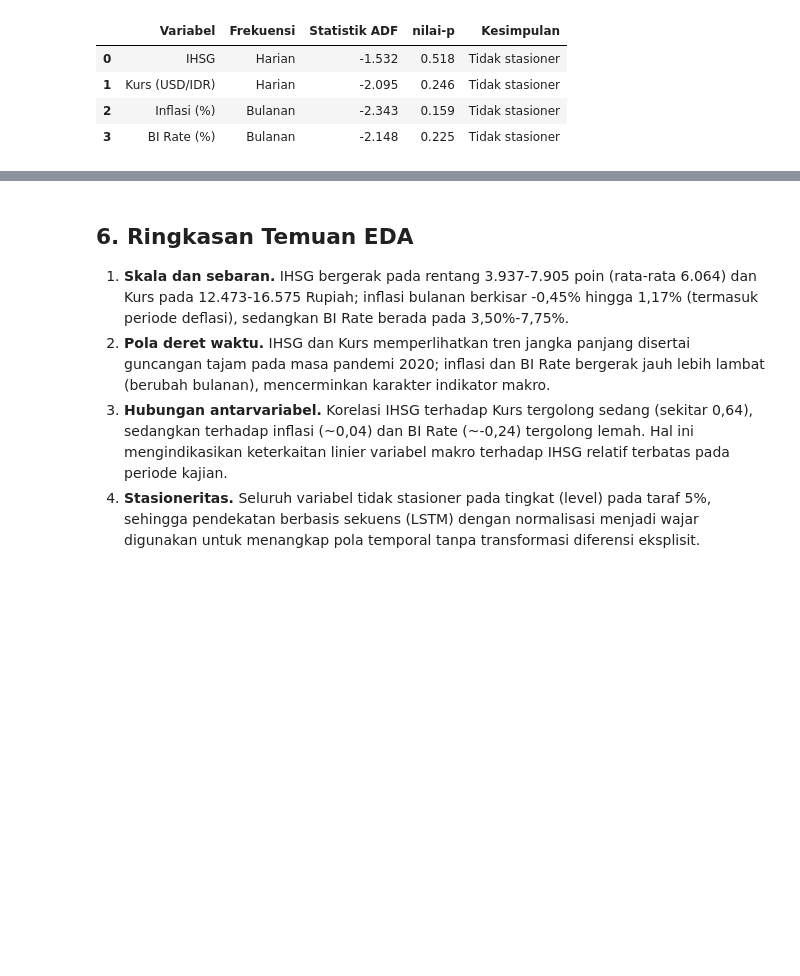
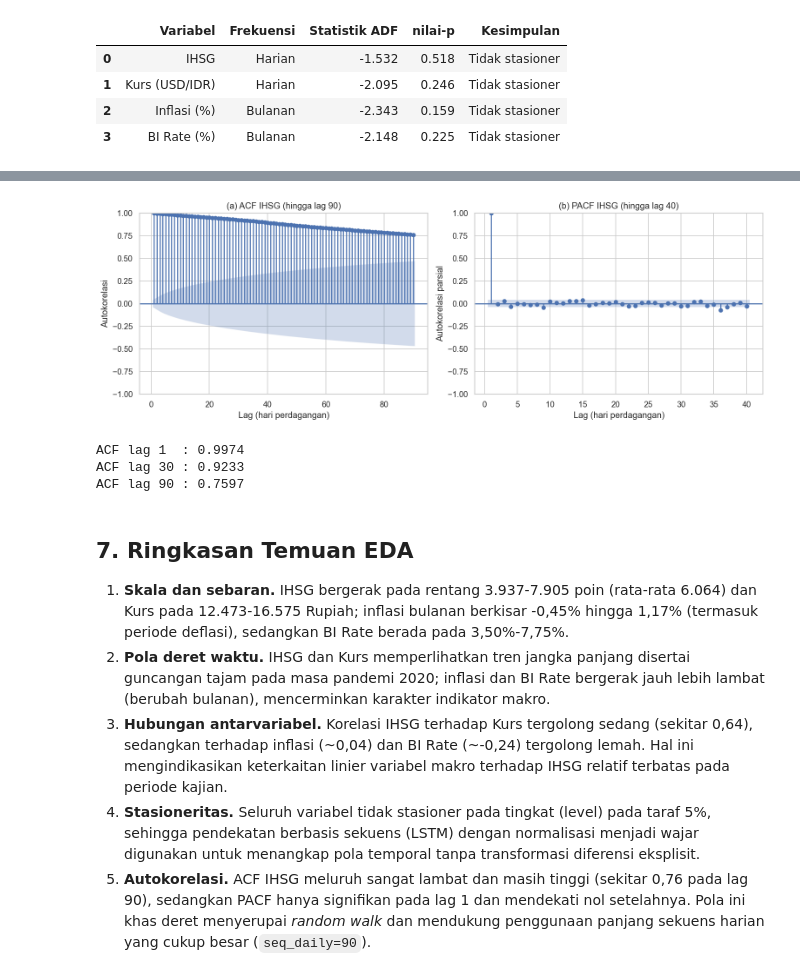
Before and after one commit to Fmdika/project_skripsi, a Jupyter notebook: notebook/eda_multivariate.ipynb, the cells around one changed output, grey strips where cells are left out. Saved outputs shown, nothing was run; the diff lists cells and outputs as text; code cells hidden in the pictures; blank space fills up the shorter version.

```diff
--- a/notebook/eda_multivariate.ipynb
+++ b/notebook/eda_multivariate.ipynb
@@ -181,5 +188,35 @@ adf
+# %%
+# Autokorelasi IHSG: ACF hingga lag 90 (sepanjang seq_daily final) dan PACF hingga lag 40
+from statsmodels.graphics.tsaplots import plot_acf, plot_pacf
+from statsmodels.tsa.stattools import acf as _acf
+
+s_ihsg = daily["ihsg"].astype(float)
+
+fig, axes = plt.subplots(1, 2, figsize=(13, 4.5))
+plot_acf(s_ihsg, lags=90, ax=axes[0], zero=False)
+axes[0].set_title("(a) ACF IHSG (hingga lag 90)")
+axes[0].set_xlabel("Lag (hari perdagangan)")
+axes[0].set_ylabel("Autokorelasi")
+plot_pacf(s_ihsg, lags=40, ax=axes[1], method="ywm", zero=False)
+axes[1].set_title("(b) PACF IHSG (hingga lag 40)")
+axes[1].set_xlabel("Lag (hari perdagangan)")
+axes[1].set_ylabel("Autokorelasi parsial")
+fig.tight_layout()
+fig.savefig(FIGDIR / "eda_acf_pacf.png", bbox_inches="tight")
+plt.show()
+
+# Nilai ACF pada beberapa lag kunci (dirujuk di naskah)
+a = _acf(s_ihsg, nlags=90, fft=True)
+print(f"ACF lag 1  : {a[1]:.4f}")
+print(f"ACF lag 30 : {a[30]:.4f}")
+print(f"ACF lag 90 : {a[90]:.4f}")
+# %% [output]
+[figure, added]
+ACF lag 1  : 0.9974
+ACF lag 30 : 0.9233
+ACF lag 90 : 0.7597
 # %% [markdown]
-## 6. Ringkasan Temuan EDA
+## 7. Ringkasan Temuan EDA
 
 1. **Skala dan sebaran.** IHSG bergerak pada rentang 3.937-7.905 poin (rata-rata
    6.064) dan Kurs pada 12.473-16.575 Rupiah; inflasi bulanan berkisar -0,45%
@@ -194,3 +231,7 @@ adf
 4. **Stasioneritas.** Seluruh variabel tidak stasioner pada tingkat (level) pada
    taraf 5%, sehingga pendekatan berbasis sekuens (LSTM) dengan normalisasi menjadi
    wajar digunakan untuk menangkap pola temporal tanpa transformasi diferensi eksplisit.
+5. **Autokorelasi.** ACF IHSG meluruh sangat lambat dan masih tinggi (sekitar 0,76
+   pada lag 90), sedangkan PACF hanya signifikan pada lag 1 dan mendekati nol
+   setelahnya. Pola ini khas deret menyerupai *random walk* dan mendukung
+   penggunaan panjang sekuens harian yang cukup besar (`seq_daily=90`).
```
Also changed, not shown: parts of 1 cell of this notebook, 3 other files.
